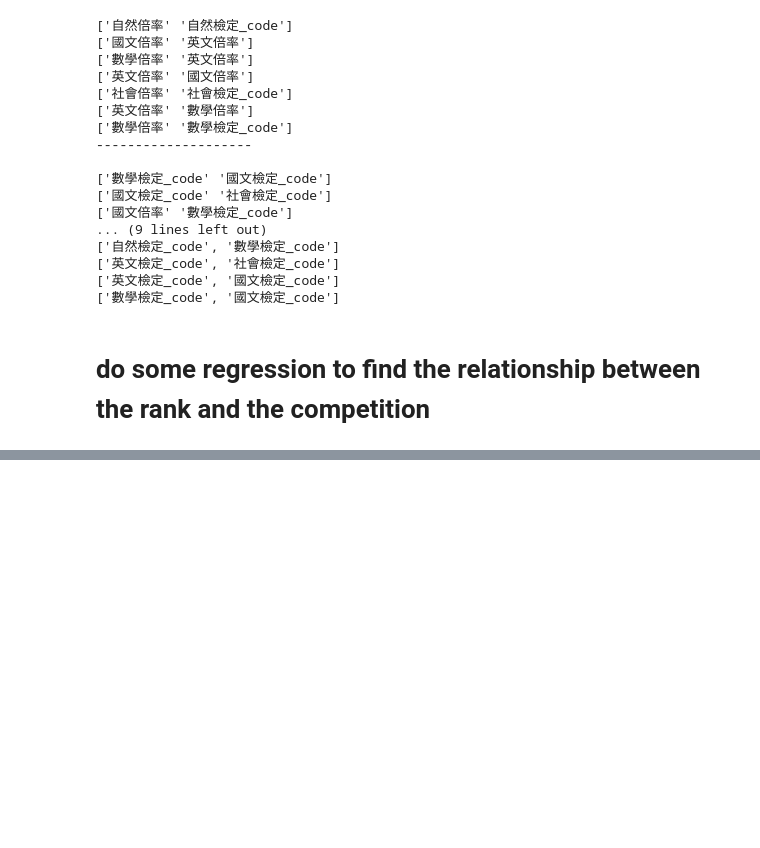
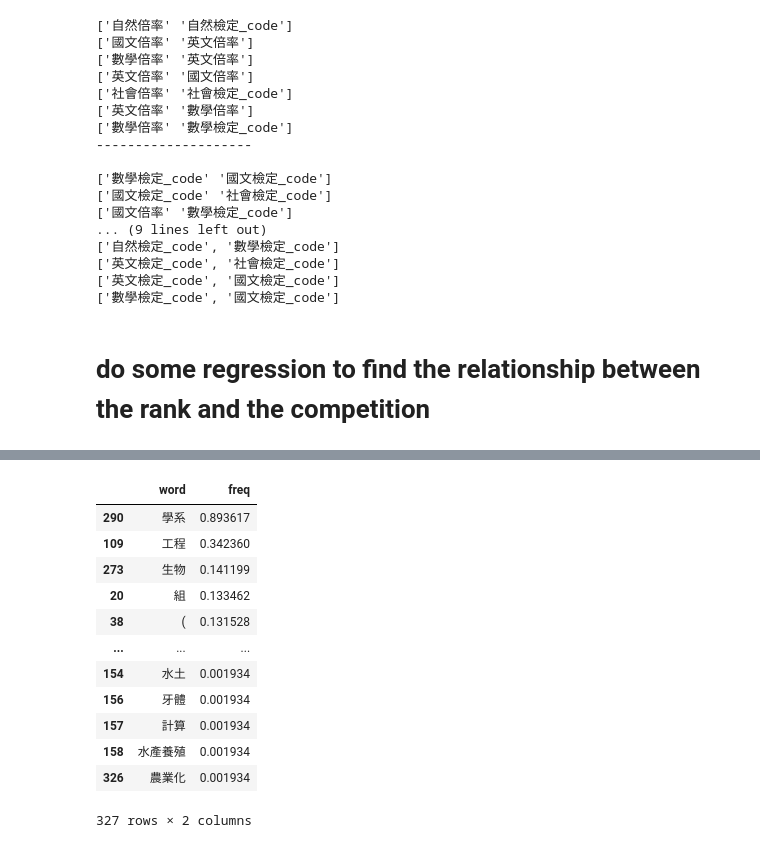
Before and after one commit to marsneko/schoolNetworkGithub, a Jupyter notebook: analyzeCodes/ClusteredDataAnalyze.ipynb, the cells around one changed output, grey strips where cells are left out. Saved outputs shown, nothing was run; the diff lists cells and outputs as text; code cells hidden in the pictures; blank space fills up the shorter version.

```diff
--- a/analyzeCodes/ClusteredDataAnalyze.ipynb
+++ b/analyzeCodes/ClusteredDataAnalyze.ipynb
@@ -337,0 +356,23 @@ rankdf.head()
+# %%
+# seperate the data by cluster
+clustered_rank_data = {}
+for group in rankdf['cluster'].value_counts().sort_index().index.values:
+    clustered_rank_data[group] = rankdf[rankdf['cluster'] == group]
+
+for idx,data in enumerate( clustered_rank_data.values()):
+    X = data[['main_sieve1_bymean_rank','main_sieve2_bymean_rank','main_sieve1_byvar_rank','main_sieve2_byvar_rank','main_sieve1_byassigment_rank','main_sieve2_byassigment_rank']]
+    Y = data['incluster']
+    X = sm.add_constant(X)
+    model = sm.OLS(Y,X,missing='drop')
+    results = model.fit()
+    print(idx+1,"group",end = "\n ")
+    print('missing number:', len(Y) - len(results.fittedvalues))
+    print(results.summary())
+
+for data in clustered_rank_data.values():
+    X = data['main_sieve1_byassigment_rank']
+    Y = data['incluster']
+    X = sm.add_constant(X)
+    model = sm.OLS(Y,X,missing='drop')
+    results = model.fit()
+    print(results.summary())
@@ -337,0 +412,16 @@ rankdf.head()
+# %%
+clustered_word_feq[1]
+# %% [output]
+|  | word | freq |
+| 290 | 學系 | 0.893617 |
+| 109 | 工程 | 0.342360 |
+| 273 | 生物 | 0.141199 |
+| 20 | 組 | 0.133462 |
+| 38 | ( | 0.131528 |
+| ... | ... | ... |
+| 154 | 水土 | 0.001934 |
+| 156 | 牙體 | 0.001934 |
+| 157 | 計算 | 0.001934 |
+| 158 | 水產養殖 | 0.001934 |
+| 326 | 農業化 | 0.001934 |
+327 rows × 2 columns
```
Also changed, not shown: parts of 6 cells of this notebook, 5 other files.
